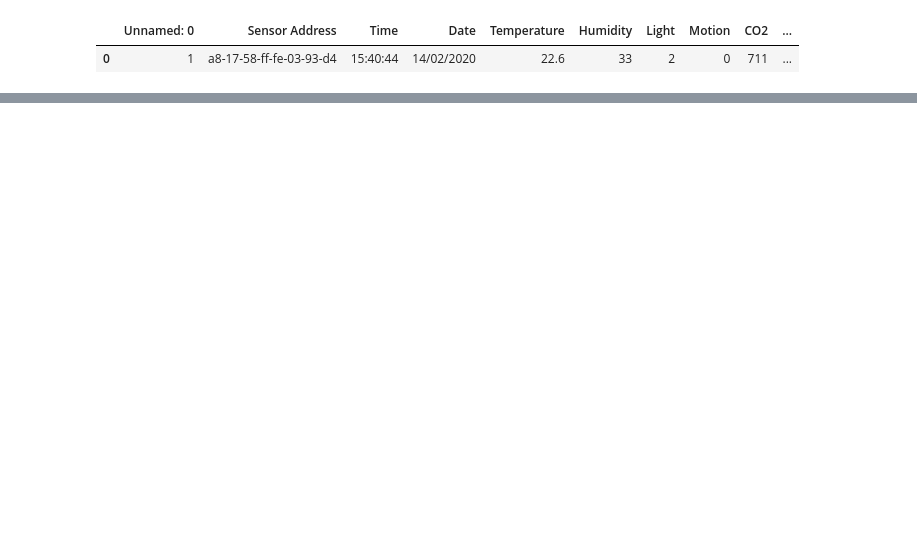
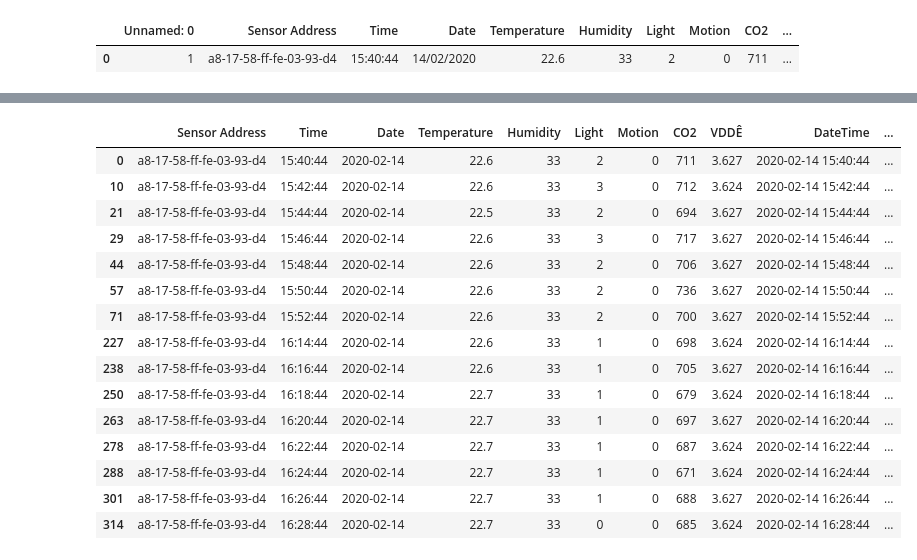
Before and after one commit to kvinlazy/DH, a Jupyter notebook: index.ipynb, the cells around one changed output, grey strips where cells are left out. Cells and saved outputs as stored; diff of their text form; code cells hidden in the pictures; blank space fills up the shorter version.

```diff
--- a/index.ipynb
+++ b/index.ipynb
@@ -55,0 +61,19 @@ AttributeError: Can only use .dt accessor with datetimelike values
+# %%
+df1.head(15)
+# %% [output]
+|  | Sensor Address | Time | Date | Temperature | Humidity | Light | Motion | CO2 | VDDÊ | DateTime | ... |
+| 0 | a8-17-58-ff-fe-03-93-d4 | 15:40:44 | 2020-02-14 | 22.6 | 33 | 2 | 0 | 711 | 3.627 | 2020-02-14 15:40:44 | ... |
+| 10 | a8-17-58-ff-fe-03-93-d4 | 15:42:44 | 2020-02-14 | 22.6 | 33 | 3 | 0 | 712 | 3.624 | 2020-02-14 15:42:44 | ... |
+| 21 | a8-17-58-ff-fe-03-93-d4 | 15:44:44 | 2020-02-14 | 22.5 | 33 | 2 | 0 | 694 | 3.627 | 2020-02-14 15:44:44 | ... |
+| 29 | a8-17-58-ff-fe-03-93-d4 | 15:46:44 | 2020-02-14 | 22.6 | 33 | 3 | 0 | 717 | 3.627 | 2020-02-14 15:46:44 | ... |
+| 44 | a8-17-58-ff-fe-03-93-d4 | 15:48:44 | 2020-02-14 | 22.6 | 33 | 2 | 0 | 706 | 3.627 | 2020-02-14 15:48:44 | ... |
+| 57 | a8-17-58-ff-fe-03-93-d4 | 15:50:44 | 2020-02-14 | 22.6 | 33 | 2 | 0 | 736 | 3.627 | 2020-02-14 15:50:44 | ... |
+| 71 | a8-17-58-ff-fe-03-93-d4 | 15:52:44 | 2020-02-14 | 22.6 | 33 | 2 | 0 | 700 | 3.627 | 2020-02-14 15:52:44 | ... |
+| 227 | a8-17-58-ff-fe-03-93-d4 | 16:14:44 | 2020-02-14 | 22.6 | 33 | 1 | 0 | 698 | 3.624 | 2020-02-14 16:14:44 | ... |
+| 238 | a8-17-58-ff-fe-03-93-d4 | 16:16:44 | 2020-02-14 | 22.6 | 33 | 1 | 0 | 705 | 3.627 | 2020-02-14 16:16:44 | ... |
+| 250 | a8-17-58-ff-fe-03-93-d4 | 16:18:44 | 2020-02-14 | 22.7 | 33 | 1 | 0 | 679 | 3.624 | 2020-02-14 16:18:44 | ... |
+| 263 | a8-17-58-ff-fe-03-93-d4 | 16:20:44 | 2020-02-14 | 22.7 | 33 | 1 | 0 | 697 | 3.627 | 2020-02-14 16:20:44 | ... |
+| 278 | a8-17-58-ff-fe-03-93-d4 | 16:22:44 | 2020-02-14 | 22.7 | 33 | 1 | 0 | 687 | 3.624 | 2020-02-14 16:22:44 | ... |
+| 288 | a8-17-58-ff-fe-03-93-d4 | 16:24:44 | 2020-02-14 | 22.7 | 33 | 1 | 0 | 671 | 3.624 | 2020-02-14 16:24:44 | ... |
+| 301 | a8-17-58-ff-fe-03-93-d4 | 16:26:44 | 2020-02-14 | 22.7 | 33 | 1 | 0 | 688 | 3.627 | 2020-02-14 16:26:44 | ... |
+| 314 | a8-17-58-ff-fe-03-93-d4 | 16:28:44 | 2020-02-14 | 22.7 | 33 | 0 | 0 | 685 | 3.624 | 2020-02-14 16:28:44 | ... |
```
Also changed, not shown: parts of 12 cells of this notebook.
